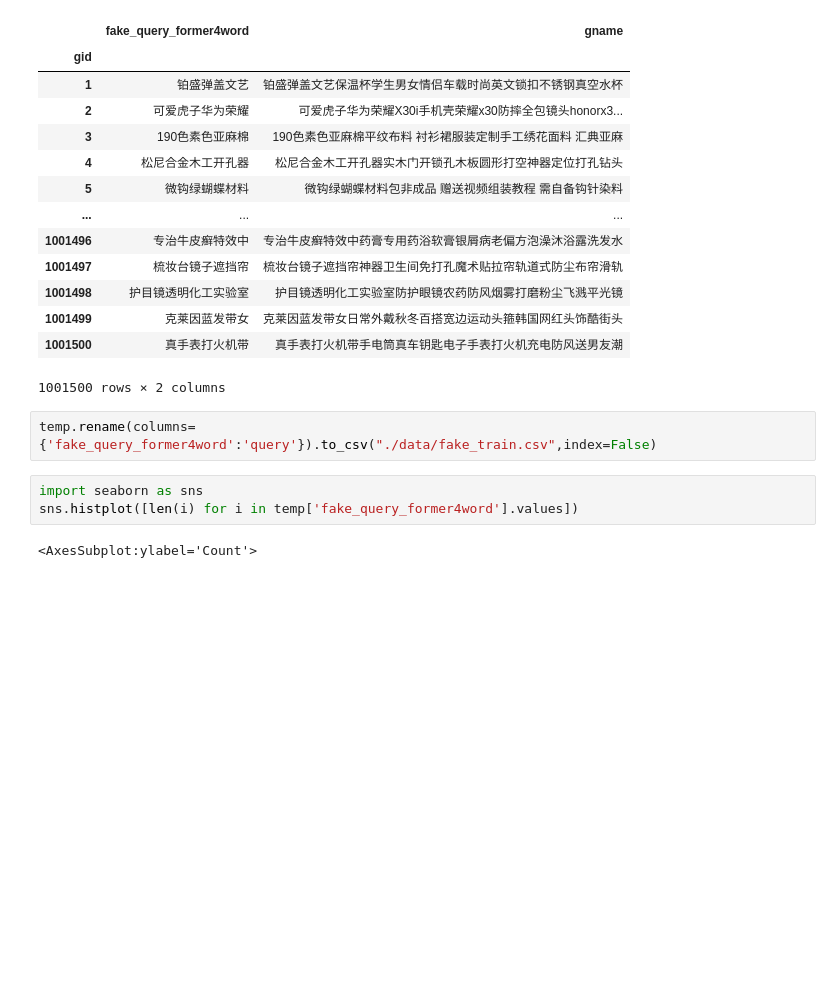
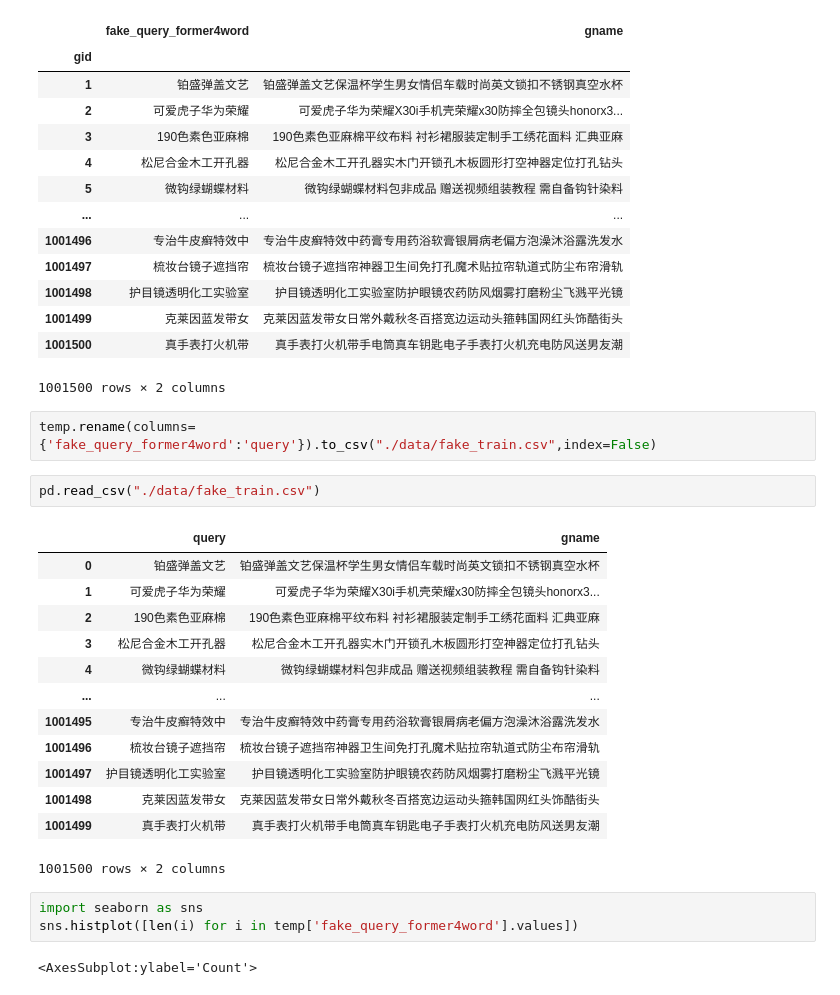
Before and after one commit to YuZhang10/Ali_Ecom_Search_Contest_2021, a Jupyter notebook: simcse.ipynb, the cells around one changed output. Saved outputs shown, nothing was run; the diff lists cells and outputs as text; blank space fills up the shorter version.

```diff
--- a/simcse.ipynb
+++ b/simcse.ipynb
@@ -190,6 +190,22 @@ temp
 1001500 rows × 2 columns
 # %%
 temp.rename(columns={'fake_query_former4word':'query'}).to_csv("./data/fake_train.csv",index=False)
+# %%
+pd.read_csv("./data/fake_train.csv")
+# %% [output]
+|  | query | gname |
+| 0 | 铂盛弹盖文艺 | 铂盛弹盖文艺保温杯学生男女情侣车载时尚英文锁扣不锈钢真空水杯 |
+| 1 | 可爱虎子华为荣耀 | 可爱虎子华为荣耀X30i手机壳荣耀x30防摔全包镜头honorx3... |
+| 2 | 190色素色亚麻棉 | 190色素色亚麻棉平纹布料 衬衫裙服装定制手工绣花面料 汇典亚麻 |
+| 3 | 松尼合金木工开孔器 | 松尼合金木工开孔器实木门开锁孔木板圆形打空神器定位打孔钻头 |
+| 4 | 微钩绿蝴蝶材料 | 微钩绿蝴蝶材料包非成品 赠送视频组装教程 需自备钩针染料 |
+| ... | ... | ... |
+| 1001495 | 专治牛皮癣特效中 | 专治牛皮癣特效中药膏专用药浴软膏银屑病老偏方泡澡沐浴露洗发水 |
+| 1001496 | 梳妆台镜子遮挡帘 | 梳妆台镜子遮挡帘神器卫生间免打孔魔术贴拉帘轨道式防尘布帘滑轨 |
+| 1001497 | 护目镜透明化工实验室 | 护目镜透明化工实验室防护眼镜农药防风烟雾打磨粉尘飞溅平光镜 |
+| 1001498 | 克莱因蓝发带女 | 克莱因蓝发带女日常外戴秋冬百搭宽边运动头箍韩国网红头饰酷街头 |
+| 1001499 | 真手表打火机带 | 真手表打火机带手电筒真车钥匙电子手表打火机充电防风送男友潮 |
+1001500 rows × 2 columns
 # %%
 import seaborn as sns
 sns.histplot([len(i) for i in temp['fake_query_former4word'].values])
```
Also changed, not shown: parts of 2 cells of this notebook, 3 other files.
